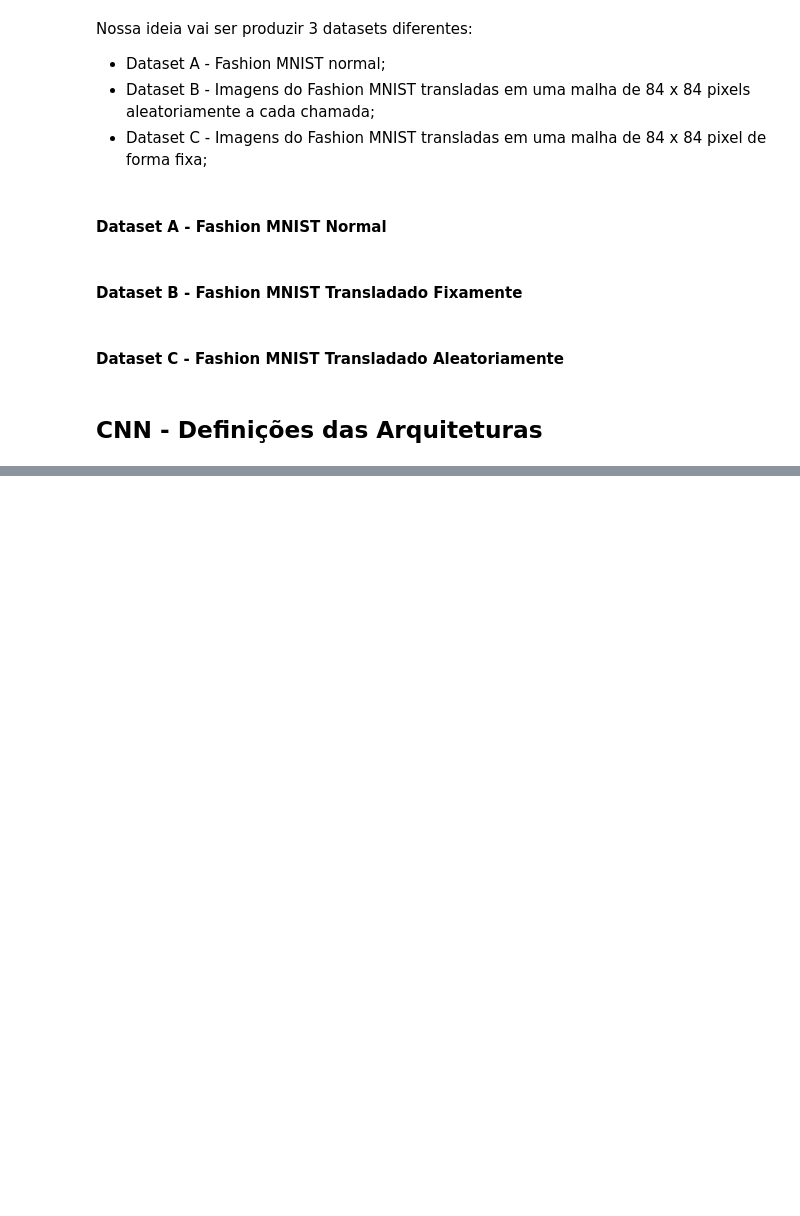
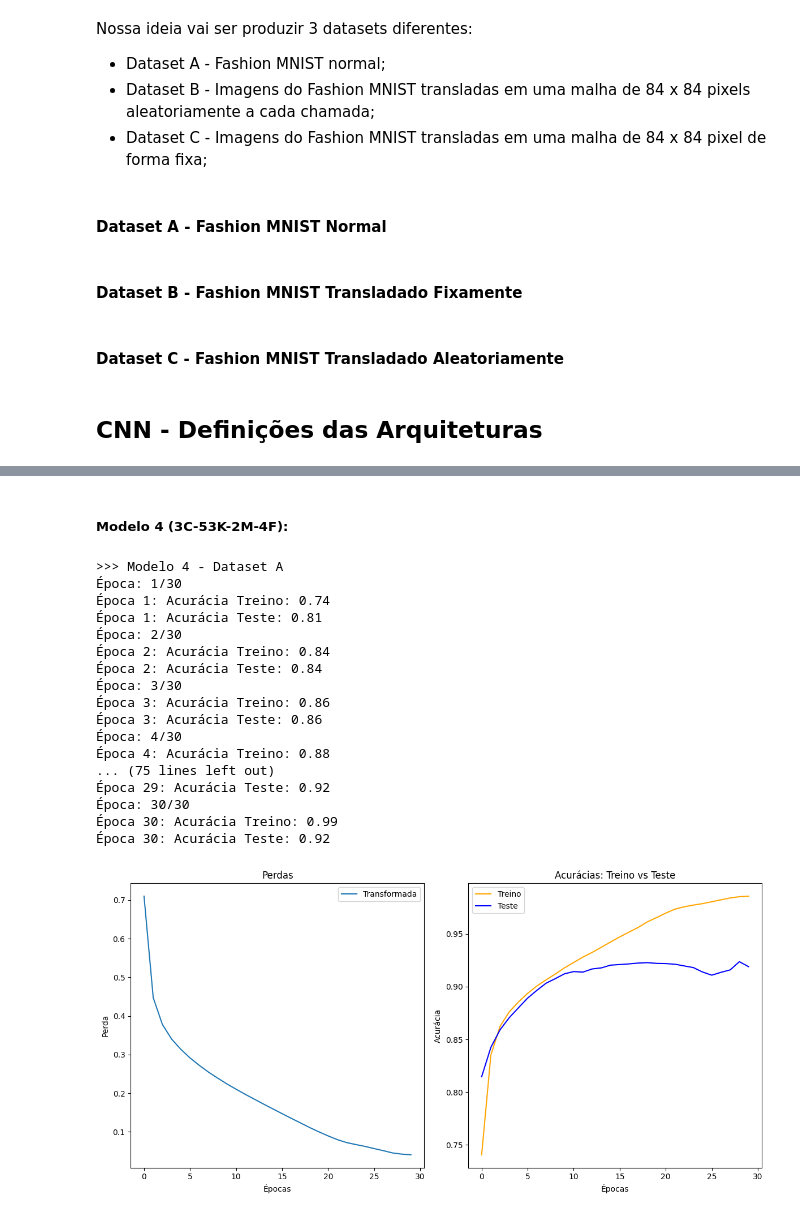
Before and after one commit to Od4ir/ML-Convolutional_Neural_Network, a Jupyter notebook: CNN.ipynb, the cells around one changed output, grey strips where cells are left out. Cells and saved outputs as stored; diff of their text form; code cells hidden in the pictures; blank space fills up the shorter version.

```diff
--- a/CNN.ipynb
+++ b/CNN.ipynb
@@ -348,0 +391,30 @@ EPOCA 10/10
+# %% [markdown]
+##### Modelo 4 (3C-53K-2M-4F):
+# %%
+# Modelo 4 - Dataset A
+modelo_4_a = CNN_Model_4(28, 10).to('cuda')
+otimizador_4_a = torch.optim.Adam(modelo_4_a.parameters(), lr=0.0001)
+perda_4_a = nn.CrossEntropyLoss()
+
+print('>>> Modelo 4 - Dataset A')
+lista_perdas_4_A, acuracias_teste_4_A, acuracias_treino_4_A = treino(modelo_4_a, otimizador_4_a, perda_4_a, treino_loader_A, teste_loader_A, num_epocas=30)
+plot_side_by_side(lista_perdas_4_A, acuracias_treino_4_A, acuracias_teste_4_A)
+# %% [output]
+>>> Modelo 4 - Dataset A
+Época: 1/30
+Época 1: Acurácia Treino: 0.74
+Época 1: Acurácia Teste: 0.81
+Época: 2/30
+Época 2: Acurácia Treino: 0.84
+Época 2: Acurácia Teste: 0.84
+Época: 3/30
+Época 3: Acurácia Treino: 0.86
+Época 3: Acurácia Teste: 0.86
+Época: 4/30
+Época 4: Acurácia Treino: 0.88
+... (75 lines left out)
+Época 29: Acurácia Teste: 0.92
+Época: 30/30
+Época 30: Acurácia Treino: 0.99
+Época 30: Acurácia Teste: 0.92
+[figure, added]
```
Also changed, not shown: parts of 59 cells of this notebook, 1 other file.
